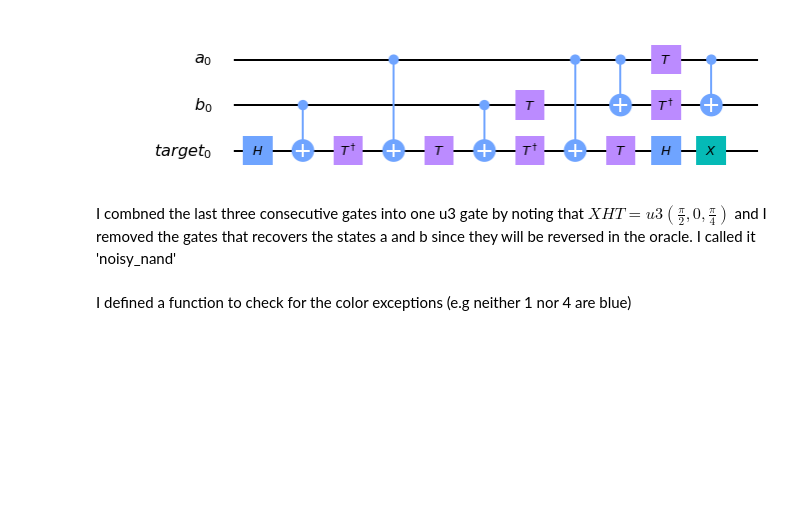
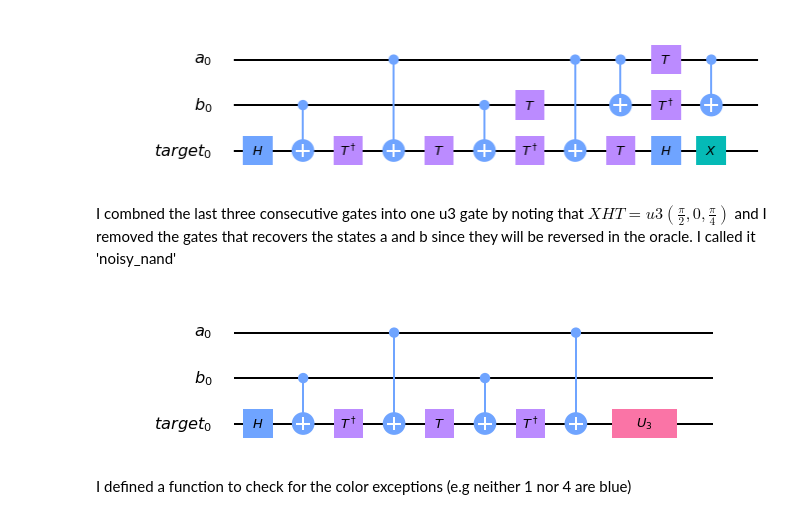
Before and after one commit to quantum-challenge/2019, a Jupyter notebook: top ten submissions/TheAxiom/TheAxiom.ipynb, the cells around one changed output. Saved outputs shown, nothing was run; the diff lists cells and outputs as text; code cells hidden in the pictures; blank space fills up the shorter version.

```diff
--- a/top ten submissions/TheAxiom/TheAxiom.ipynb
+++ b/top ten submissions/TheAxiom/TheAxiom.ipynb
@@ -42,26 +77,35 @@ I combned the last three consecutive gates into one u3 gate by noting that $XHT=
 # %%
 # custom nand gate
 def noisy_nand():
+
     a = QuantumRegister(1,'a')
     b = QuantumRegister(1,'b')
     target = QuantumRegister(1,'target')
 
-    circuit = QuantumCircuit(a,b,target)
+    # create the subcircuit and name it 'nand'
+    circuit = QuantumCircuit(a,b,target,name='nand')
 
     circuit.h(target)
 
     circuit.cx(b,target)
     circuit.tdg(target)
     circuit.cx(a,target)
     circuit.t(target)
 
     circuit.cx(b,target)
     circuit.tdg(target)
     circuit.cx(a,target)
 
+    # this is equivalent to T->H->X
     circuit.u3(pi/2,0,pi/4,target)
 
-    return circuit.to_instruction()
+    return circuit
+
+# create and draw the subcircuit
+circuit = noisy_nand()
+circuit.draw(output='mpl')
+# %% [output]
+[figure, added]
 # %% [markdown]
 I defined a function to check for the color exceptions (e.g neither 1 nor 4 are blue)
 # %%
```
Also changed, not shown: parts of 23 cells of this notebook.
